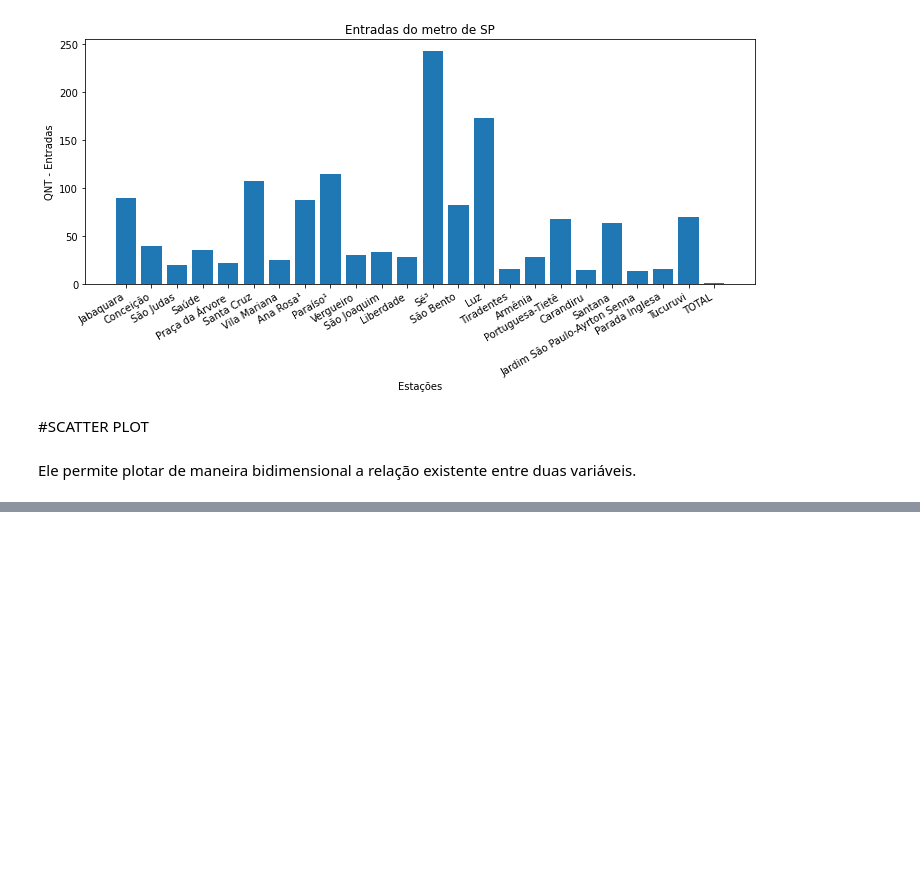
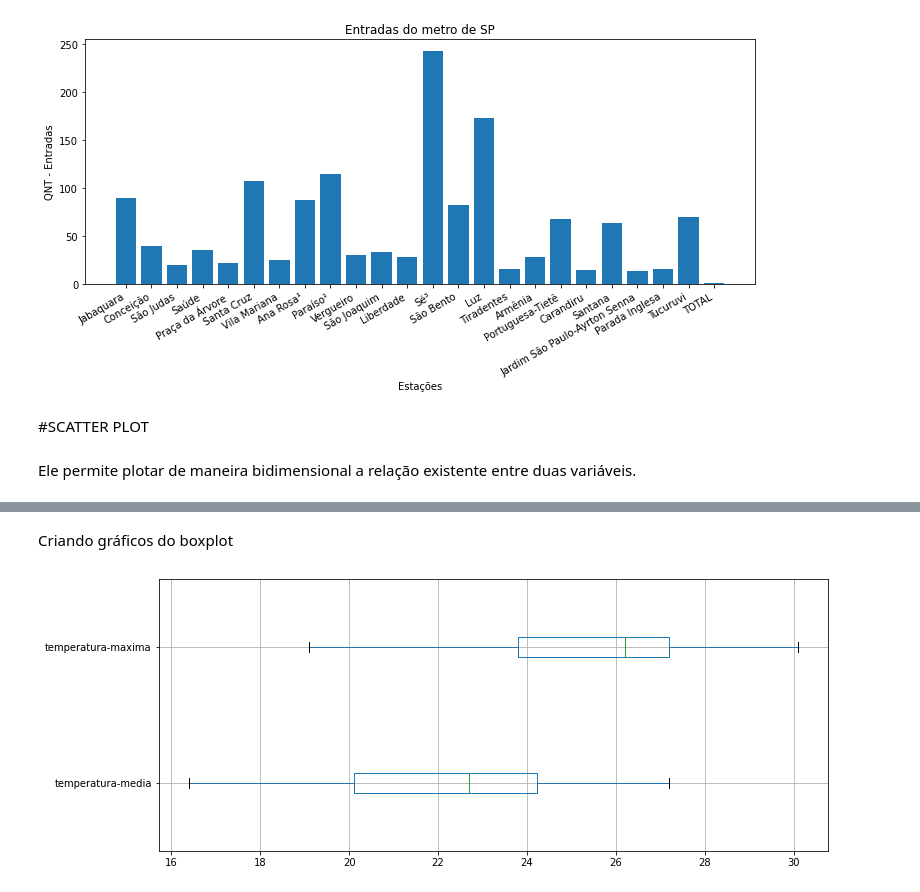
Before and after one commit to jonhsel/Data-Science, a Jupyter notebook: Matplotlib.ipynb, the cells around one changed output, grey strips where cells are left out. Saved outputs shown, nothing was run; the diff lists cells and outputs as text; code cells hidden in the pictures; blank space fills up the shorter version.

```diff
--- a/Matplotlib.ipynb
+++ b/Matplotlib.ipynb
@@ -379,0 +428,7 @@ Ele permite plotar de maneira bidimensional a relação existente entre duas var
+# %%
+#definindo o caminho
+DATA_PATH_DENGUE = "https://raw.githubusercontent.com/carlosfab/dsnp2/master/datasets/dengue-dataset.csv"
+
+#criando dataframe
+df_boxplot = pd.read_csv(DATA_PATH_DENGUE)
+df_boxplot.head()
@@ -379,0 +442,14 @@ Ele permite plotar de maneira bidimensional a relação existente entre duas var
+# %% [markdown]
+Criando gráficos do boxplot
+# %%
+fig, ax = plt.subplots( figsize=(12,5))
+
+#ax[0].boxplot('temperatura-media', data=df_boxplot)
+#ax[1].boxplot(['temperatura-media', 'temperatura-maxima'], data=df_boxplot)
+#df_boxplot.boxplot('temperatura-media', ax=ax)
+#ou
+df_boxplot.boxplot(['temperatura-media', 'temperatura-maxima'], ax=ax, vert=False)
+#vert = é o parametro para orientação
+plt.show()
+# %% [output]
+[figure, added]
```
Also changed, not shown: parts of 45 cells of this notebook.
